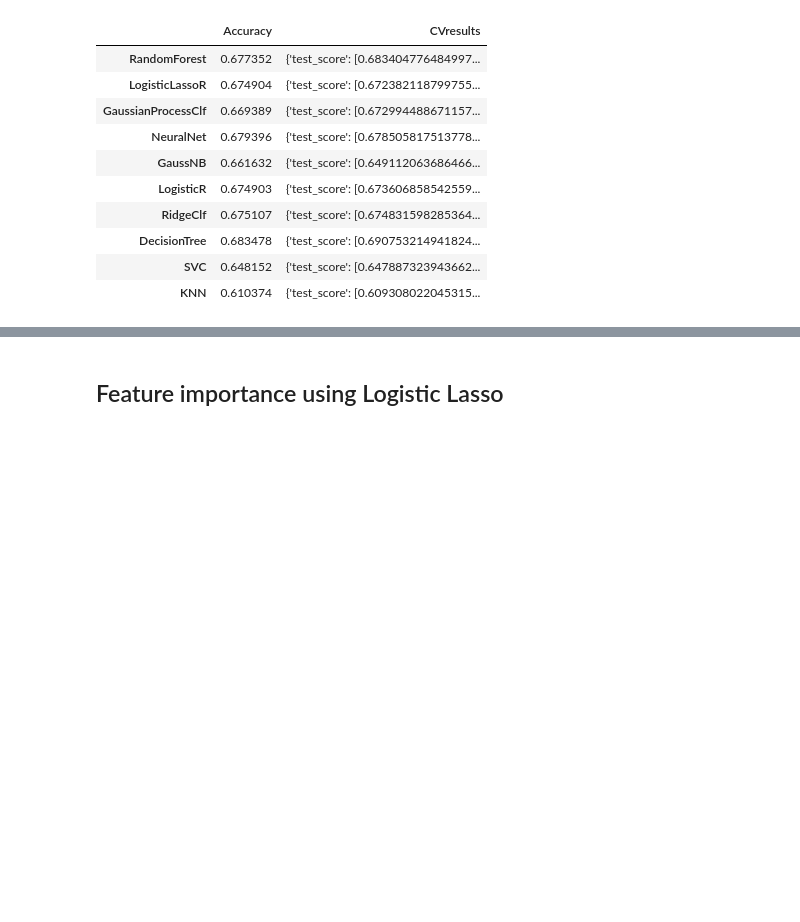
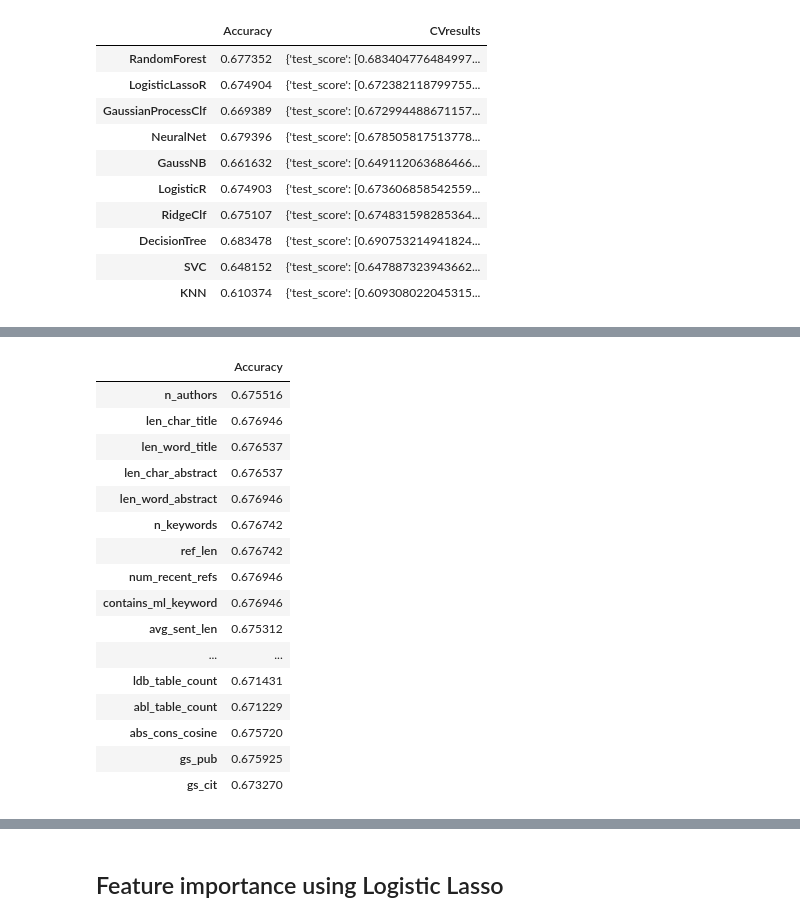
Before and after one commit to shruti-singh/PaperAcceptancePrediction, a Jupyter notebook: shruti/BaselineOnEntireICLR_Part2.ipynb, the cells around one changed output, grey strips where cells are left out. Saved outputs shown, nothing was run; the diff lists cells and outputs as text; code cells hidden in the pictures; blank space fills up the shorter version.

```diff
--- a/shruti/BaselineOnEntireICLR_Part2.ipynb
+++ b/shruti/BaselineOnEntireICLR_Part2.ipynb
@@ -261,0 +541,20 @@ model_results
+# %%
+model_results
+# %% [output]
+|  | Accuracy |
+| n_authors | 0.675516 |
+| len_char_title | 0.676946 |
+| len_word_title | 0.676537 |
+| len_char_abstract | 0.676537 |
+| len_word_abstract | 0.676946 |
+| n_keywords | 0.676742 |
+| ref_len | 0.676742 |
+| num_recent_refs | 0.676946 |
+| contains_ml_keyword | 0.676946 |
+| avg_sent_len | 0.675312 |
+| ... | ... |
+| ldb_table_count | 0.671431 |
+| abl_table_count | 0.671229 |
+| abs_cons_cosine | 0.675720 |
+| gs_pub | 0.675925 |
+| gs_cit | 0.673270 |
```
Also changed, not shown: parts of 23 cells of this notebook, 2 other files.
